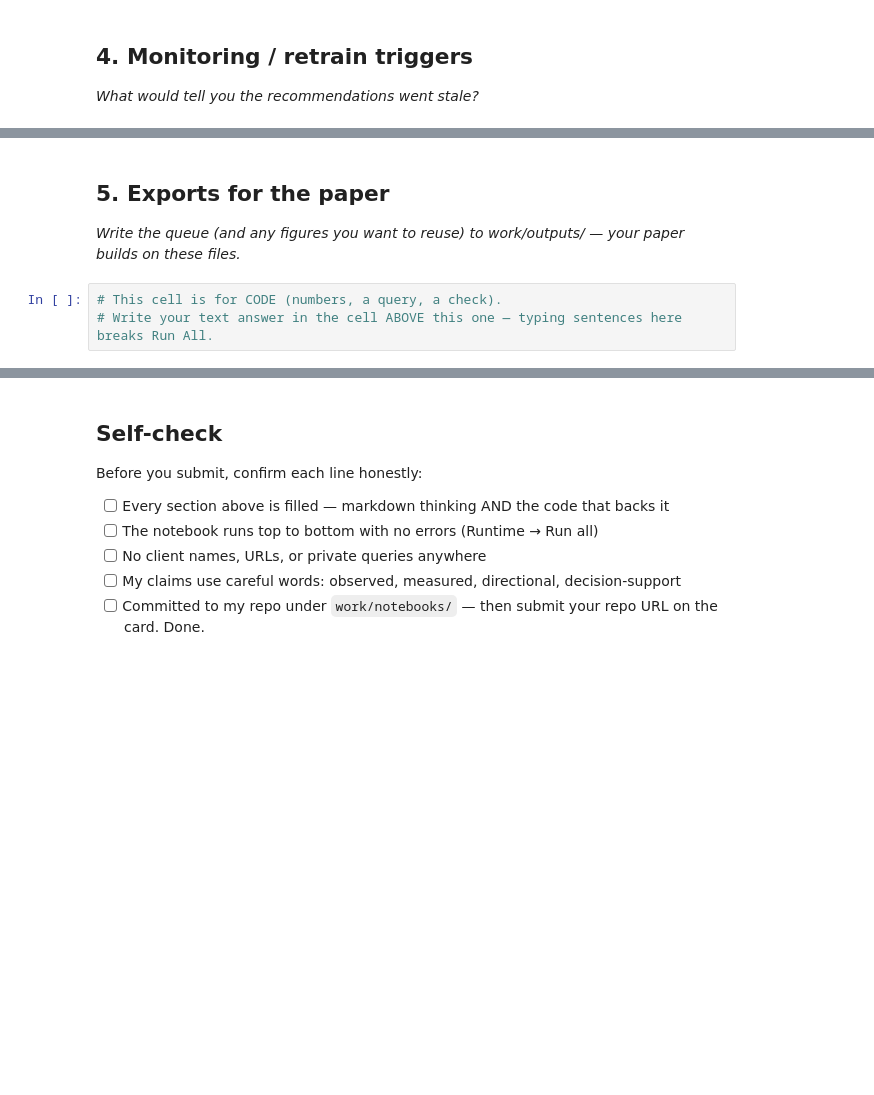
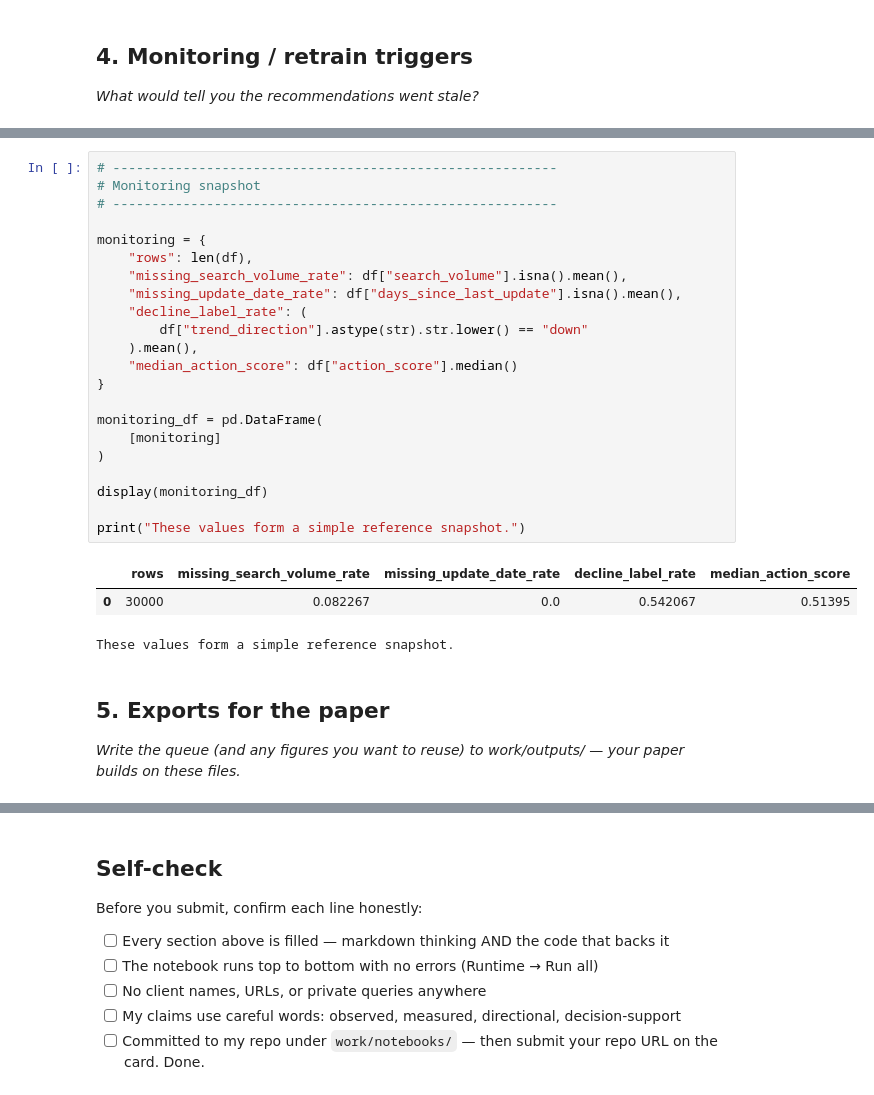
Before and after one commit to dee0742/ML-FlyRank-Task, a Jupyter notebook: work/notebooks/w07_action_playbook.ipynb, the cells around one changed output, grey strips where cells are left out. Drawn from its saved outputs; the diff is of its cells as text; blank space fills up the shorter version.

```diff
--- a/work/notebooks/w07_action_playbook.ipynb
+++ b/work/notebooks/w07_action_playbook.ipynb
@@ -37,7 +300,30 @@ This skeleton is yours to fill. Work the sections **in order** — each one has
+# %%
+# ---------------------------------------------------------
+# Monitoring snapshot
+# ---------------------------------------------------------
+
+monitoring = {
+    "rows": len(df),
+    "missing_search_volume_rate": df["search_volume"].isna().mean(),
+    "missing_update_date_rate": df["days_since_last_update"].isna().mean(),
+    "decline_label_rate": (
+        df["trend_direction"].astype(str).str.lower() == "down"
+    ).mean(),
+    "median_action_score": df["action_score"].median()
+}
+
+monitoring_df = pd.DataFrame(
+    [monitoring]
+)
+
+display(monitoring_df)
+
+print("These values form a simple reference snapshot.")
+# %% [output]
+|  | rows | missing_search_volume_rate | missing_update_date_rate | decline_label_rate | median_action_score |
+| 0 | 30000 | 0.082267 | 0.0 | 0.542067 | 0.51395 |
+These values form a simple reference snapshot.
 # %% [markdown]
 ## 5. Exports for the paper
 
 *Write the queue (and any figures you want to reuse) to work/outputs/ — your paper builds on these files.*
-# %%
-# This cell is for CODE (numbers, a query, a check).
-# Write your text answer in the cell ABOVE this one — typing sentences here breaks Run All.
```
Also changed, not shown: parts of 14 cells of this notebook.
